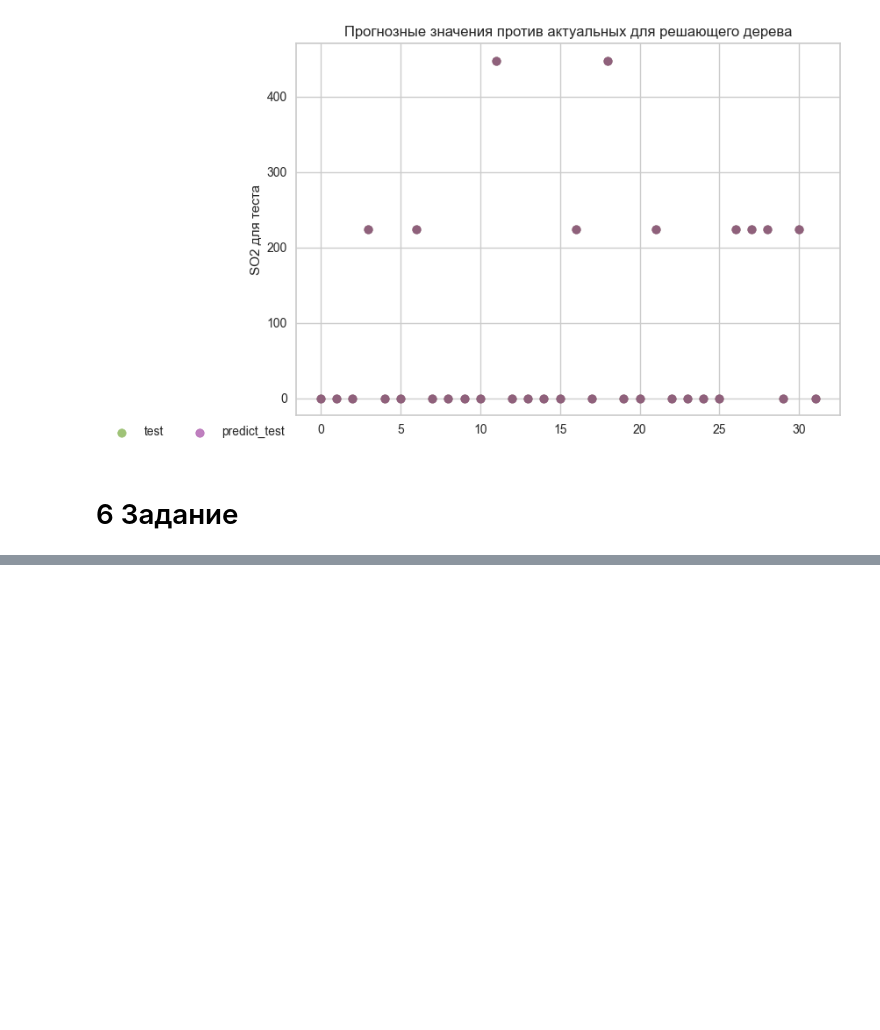
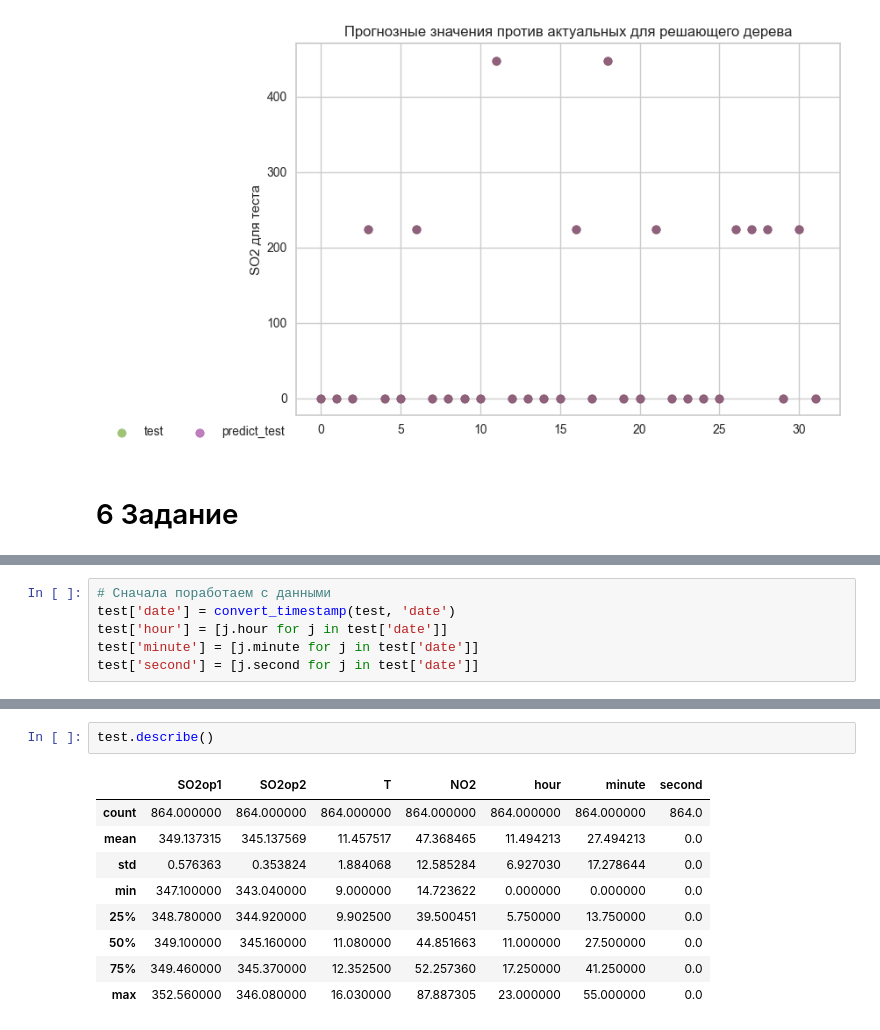
Before and after one commit to Vladimir-Dimitrov-Ngu/Interviews, a Jupyter notebook: Тестовое задание CityAir/Код/Solve .ipynb, the cells around one changed output, grey strips where cells are left out. Cells and saved outputs as stored; diff of their text form; blank space fills up the shorter version.

```diff
--- a/Тестовое задание CityAir/Код/Solve .ipynb
+++ b/Тестовое задание CityAir/Код/Solve .ipynb
@@ -480,0 +526,6 @@ plt.title('Прогнозные значения против актуальны
+# %%
+# Сначала поработаем с данными
+test['date'] = convert_timestamp(test, 'date')
+test['hour'] = [j.hour for j in test['date']]
+test['minute'] = [j.minute for j in test['date']]
+test['second'] = [j.second for j in test['date']]
@@ -480,0 +582,12 @@ plt.title('Прогнозные значения против актуальны
+# %%
+test.describe()
+# %% [output]
+|  | SO2op1 | SO2op2 | T | NO2 | hour | minute | second |
+| count | 864.000000 | 864.000000 | 864.000000 | 864.000000 | 864.000000 | 864.000000 | 864.0 |
+| mean | 349.137315 | 345.137569 | 11.457517 | 47.368465 | 11.494213 | 27.494213 | 0.0 |
+| std | 0.576363 | 0.353824 | 1.884068 | 12.585284 | 6.927030 | 17.278644 | 0.0 |
+| min | 347.100000 | 343.040000 | 9.000000 | 14.723622 | 0.000000 | 0.000000 | 0.0 |
+| 25% | 348.780000 | 344.920000 | 9.902500 | 39.500451 | 5.750000 | 13.750000 | 0.0 |
+| 50% | 349.100000 | 345.160000 | 11.080000 | 44.851663 | 11.000000 | 27.500000 | 0.0 |
+| 75% | 349.460000 | 345.370000 | 12.352500 | 52.257360 | 17.250000 | 41.250000 | 0.0 |
+| max | 352.560000 | 346.080000 | 16.030000 | 87.887305 | 23.000000 | 55.000000 | 0.0 |
```
Also changed, not shown: parts of 38 cells of this notebook.
